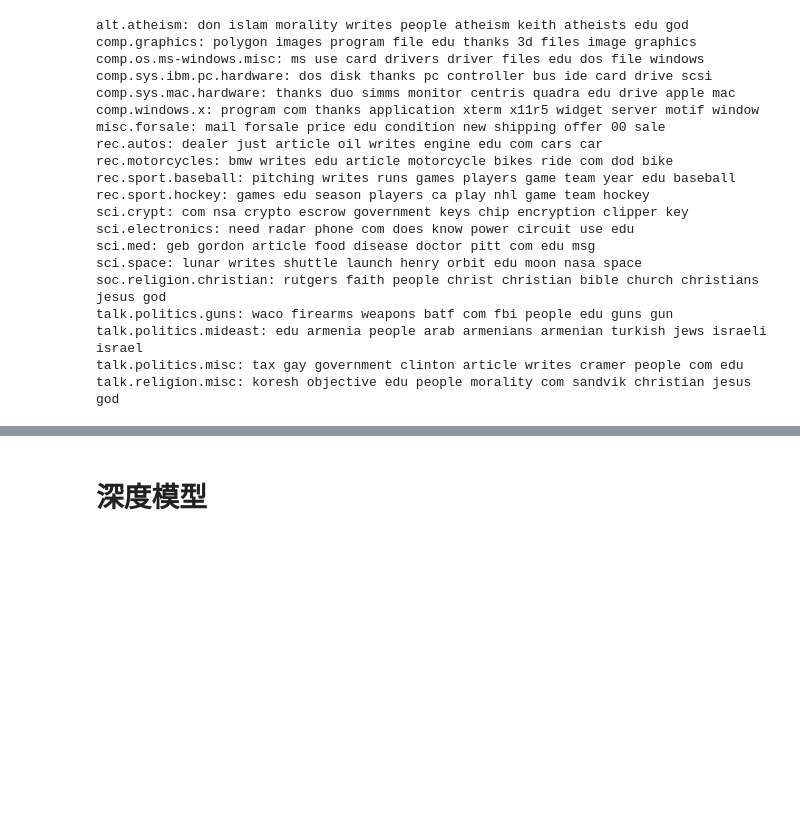
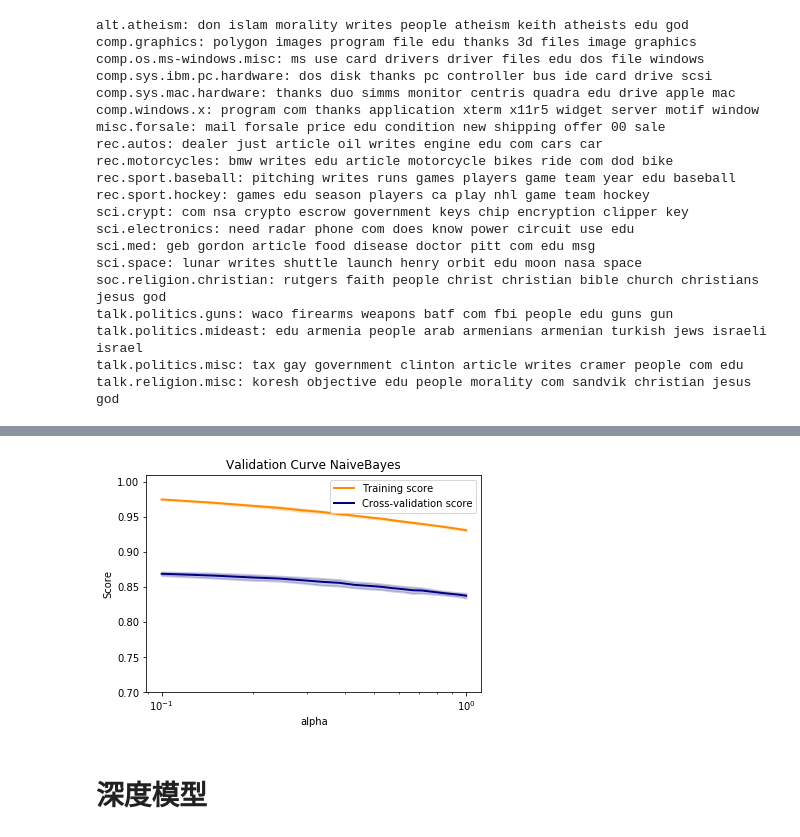
Before and after one commit to DanielHHP/mlnd_capstone, a Jupyter notebook: document_classification.ipynb, the cells around one changed output, grey strips where cells are left out. Cells and saved outputs as stored; diff of their text form; code cells hidden in the pictures; blank space fills up the shorter version.

```diff
--- a/document_classification.ipynb
+++ b/document_classification.ipynb
@@ -536,3 +686,12 @@ metrics.confusion_matrix(y_val, predicted)
+# %%
+plot_validation_curve(improve_results['NaiveBayes']['search'].best_estimator_, 'Validation Curve NaiveBayes',
+                      X_train_tfidf, y_train,
+                      'alpha', np.linspace(.1, 1.0, 20),
+                      (0.7, 1.01), cv=5, n_jobs=cpu_count()-1)
+
+plt.show()
+# %% [output]
+[figure, added]
 # %% [markdown]
 # 深度模型
 # %% [markdown]
```
Also changed, not shown: parts of 15 cells of this notebook.
